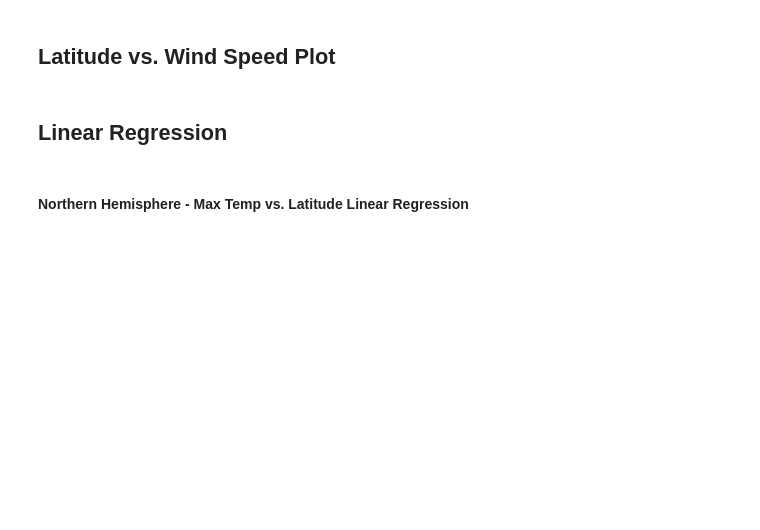
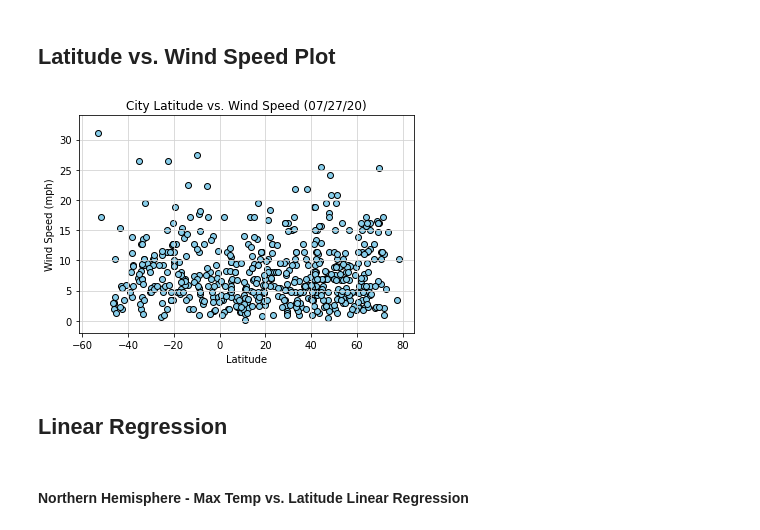
Before and after one commit to CodeReber/python-api-challenge, a Jupyter notebook: Weatherpy/code/WeatherPy.ipynb, the cells around one changed output. Drawn from its saved outputs; the diff is of its cells as text; code cells hidden in the pictures; blank space fills up the shorter version.

```diff
--- a/Weatherpy/code/WeatherPy.ipynb
+++ b/Weatherpy/code/WeatherPy.ipynb
@@ -153,5 +185,15 @@ Skip this step if there are no cities that have humidity > 100%.
 # %% [markdown]
 ## Latitude vs. Wind Speed Plot
+# %%
+plt.scatter(cities_weather_df["Lat"],cities_weather_df["Wind Speed"],edgecolors="black",facecolors="skyblue")
+plt.title("City Latitude vs. Wind Speed (07/27/20)")
+plt.xlabel("Latitude")
+plt.ylabel("Wind Speed (mph)")
+plt.ylim(-2,34)
+plt.grid (b=True,which="major",axis="both",linestyle="-",color="lightgrey")
+plt.show()
+# %% [output]
+[figure, added]
 # %% [markdown]
 ## Linear Regression
 # %%
```
Also changed, not shown: parts of 20 cells of this notebook, 1 other file.
